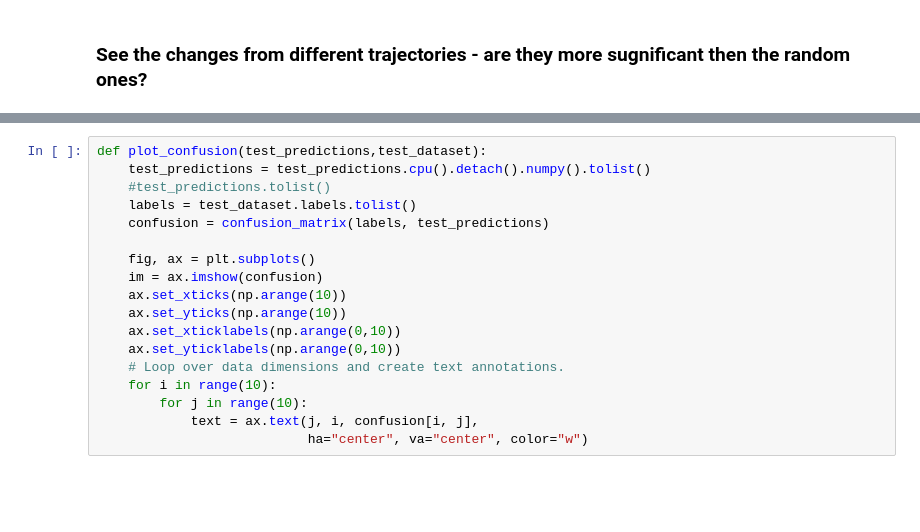
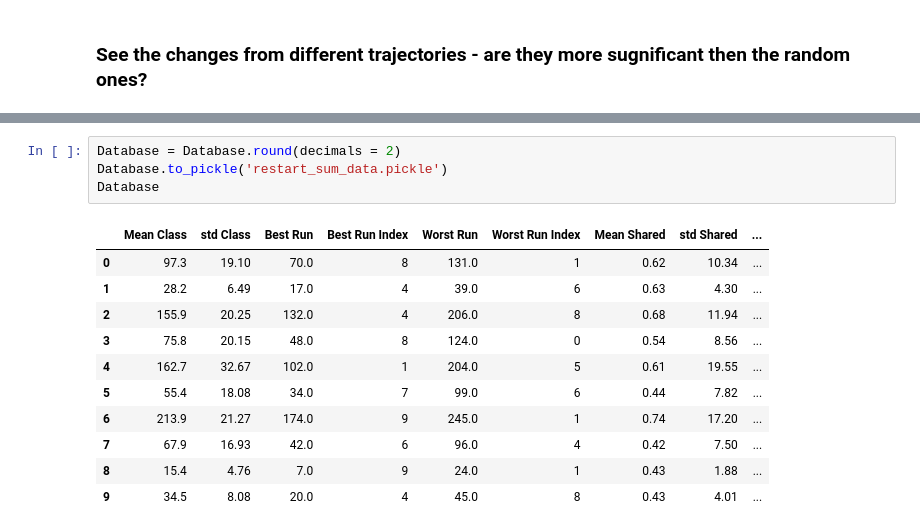
Before and after one commit to PopGalacticHistory/imagewalker, a Jupyter notebook: Fashion_MNIST_lowres_with_syclop_Random_Walk_confusion.ipynb, the cells around one changed output, grey strips where cells are left out. Cells and saved outputs as stored; diff of their text form; blank space fills up the shorter version.

```diff
--- a/Fashion_MNIST_lowres_with_syclop_Random_Walk_confusion.ipynb
+++ b/Fashion_MNIST_lowres_with_syclop_Random_Walk_confusion.ipynb
@@ -994,18 +1158,16 @@ lower
-# %%
-def plot_confusion(test_predictions,test_dataset):
-    test_predictions = test_predictions.cpu().detach().numpy().tolist()
-    #test_predictions.tolist()
-    labels = test_dataset.labels.tolist()
-    confusion = confusion_matrix(labels, test_predictions)
-
-    fig, ax = plt.subplots()
-    im = ax.imshow(confusion)
-    ax.set_xticks(np.arange(10))
-    ax.set_yticks(np.arange(10))
-    ax.set_xticklabels(np.arange(0,10))
-    ax.set_yticklabels(np.arange(0,10))
-    # Loop over data dimensions and create text annotations.
-    for i in range(10):
-        for j in range(10):
-            text = ax.text(j, i, confusion[i, j],
-                           ha="center", va="center", color="w")
+# %%
+Database = Database.round(decimals = 2)
+Database.to_pickle('restart_sum_data.pickle')
+Database
+# %% [output]
+|  | Mean Class | std Class | Best Run | Best Run Index | Worst Run | Worst Run Index | Mean Shared | std Shared | ... |
+| 0 | 97.3 | 19.10 | 70.0 | 8 | 131.0 | 1 | 0.62 | 10.34 | ... |
+| 1 | 28.2 | 6.49 | 17.0 | 4 | 39.0 | 6 | 0.63 | 4.30 | ... |
+| 2 | 155.9 | 20.25 | 132.0 | 4 | 206.0 | 8 | 0.68 | 11.94 | ... |
+| 3 | 75.8 | 20.15 | 48.0 | 8 | 124.0 | 0 | 0.54 | 8.56 | ... |
+| 4 | 162.7 | 32.67 | 102.0 | 1 | 204.0 | 5 | 0.61 | 19.55 | ... |
+| 5 | 55.4 | 18.08 | 34.0 | 7 | 99.0 | 6 | 0.44 | 7.82 | ... |
+| 6 | 213.9 | 21.27 | 174.0 | 9 | 245.0 | 1 | 0.74 | 17.20 | ... |
+| 7 | 67.9 | 16.93 | 42.0 | 6 | 96.0 | 4 | 0.42 | 7.50 | ... |
+| 8 | 15.4 | 4.76 | 7.0 | 9 | 24.0 | 1 | 0.43 | 1.88 | ... |
+| 9 | 34.5 | 8.08 | 20.0 | 4 | 45.0 | 8 | 0.43 | 4.01 | ... |
```
Also changed, not shown: parts of 22 cells of this notebook, 2 other files.
